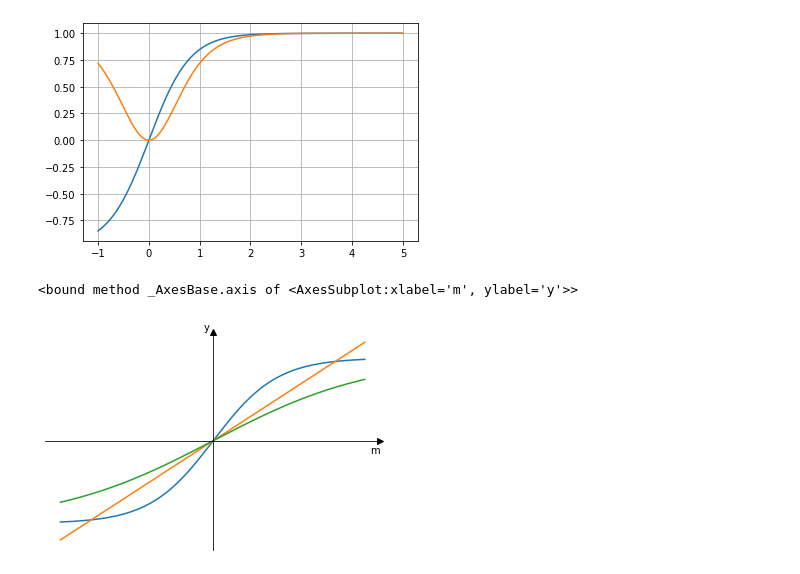
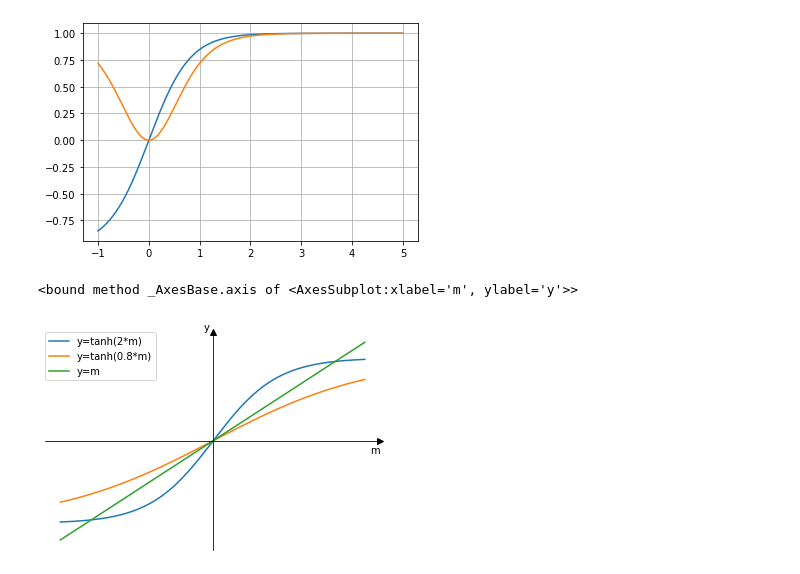
Before and after one commit to yamoyamoto/jupyter, a Jupyter notebook: fp_model/heaviside.ipynb, the cells around one changed output. Drawn from its saved outputs; the diff is of its cells as text; code cells hidden in the pictures.

Commit message:
graph

```diff
--- a/fp_model/heaviside.ipynb
+++ b/fp_model/heaviside.ipynb
@@ -26,34 +26,38 @@ B = 2
 
 #　ステップ関数
 y_1 = np.tanh(2*x)
 y_2 = x
 y_3 = np.tanh(0.8*x)
 
 
 # グラフの設定
 fig = plt.figure()
 ax= fig.add_subplot(1,1,1)
 
 ax.set_xticks([])
 ax.set_yticks([])
 
 ax.spines['bottom'].set_position(('data', 0))
 ax.spines['left'].set_position(('data', 0))
 ax.spines['top'].set_visible(False)
 ax.spines['right'].set_visible(False)
 
 ax.set_xlabel("m", loc="right")
 ax.set_ylabel("y", rotation=0, loc="top")
 
 ax.plot(1, 0, ">k", transform=ax.get_yaxis_transform(), clip_on=False)
 ax.plot(0, 1, "^k", transform=ax.get_xaxis_transform(), clip_on=False)
 
 print(ax.axis)
 
-ax.plot(x, y_1)
-ax.plot(x, y_2)
-ax.plot(x, y_3)
+ax.plot(x, y_1, label="y=tanh(2*m)")
+ax.plot(x, y_3, label="y=tanh(0.8*m)")
+ax.plot(x, y_2, label="y=m")
+
+
+plt.legend(bbox_to_anchor=(0, 1), loc='upper left', borderaxespad=0, fontsize=10)
+
 plt.show()
 # %% [output]
 <bound method _AxesBase.axis of <AxesSubplot:xlabel='m', ylabel='y'>>
-[figure, old version]
+[figure, new version]
```
Also changed, not shown: 1 other file.
